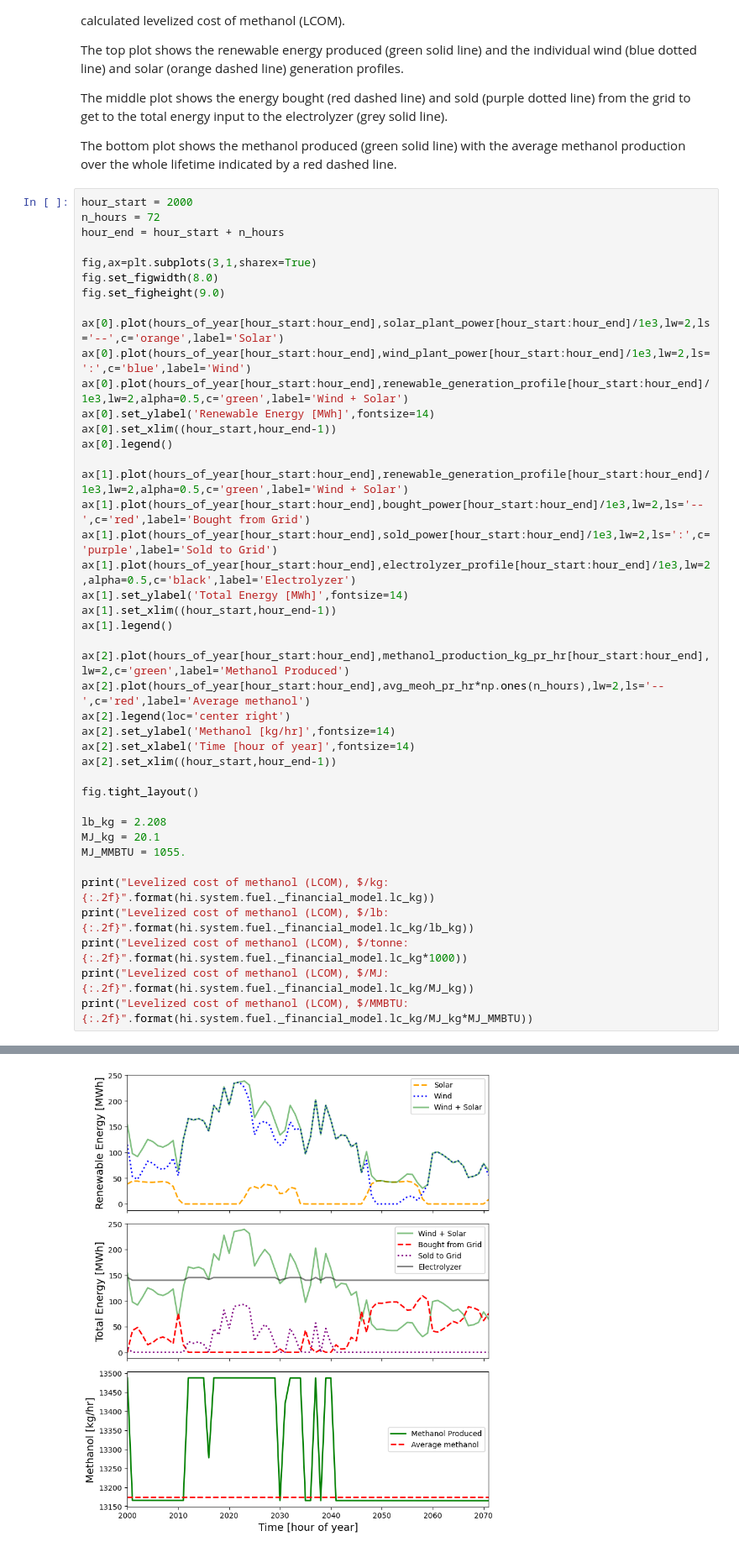
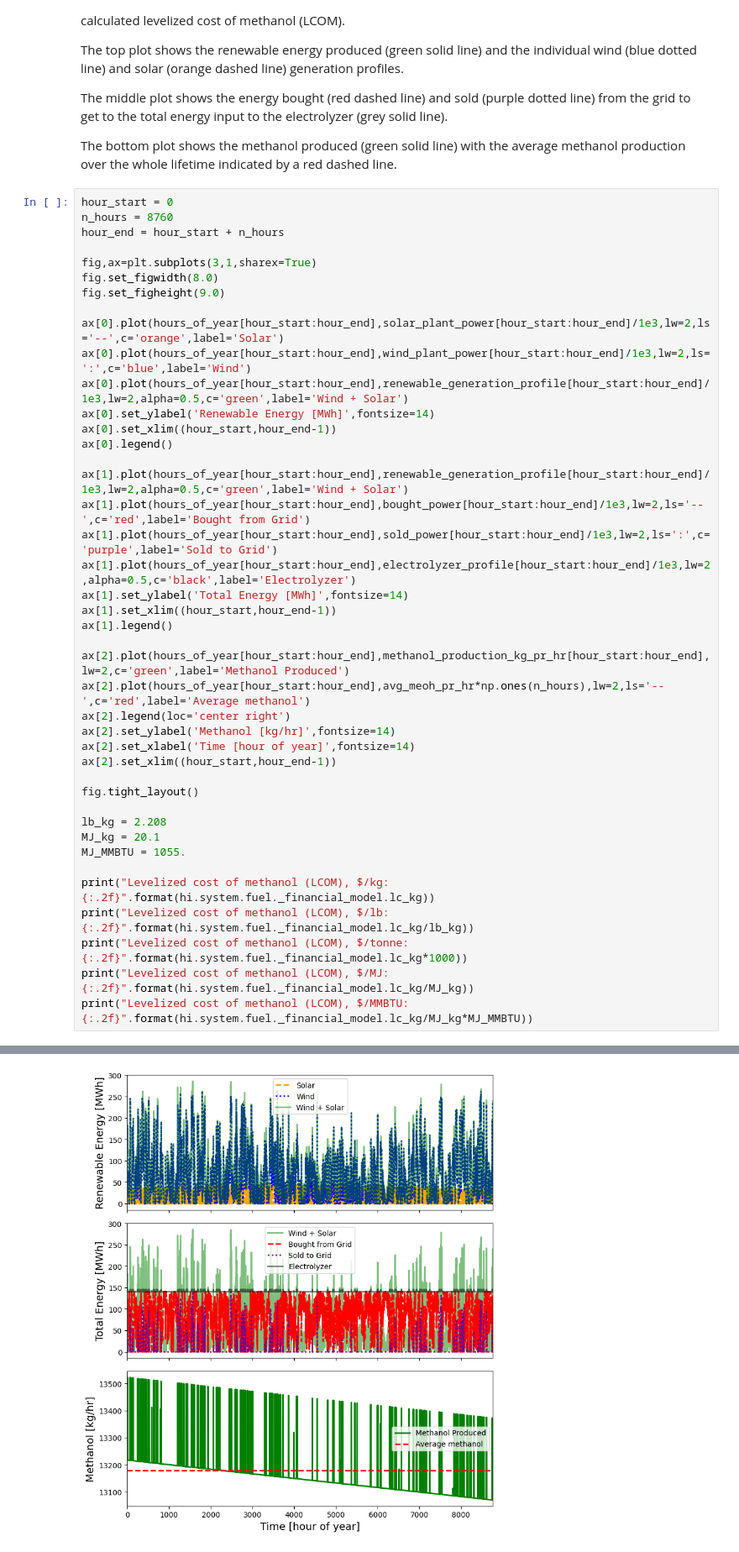
Before and after one commit to jmartin4nrel/HOPP-1, a Jupyter notebook: examples/08-wind-solar-electrolyzer-methanol.ipynb, the cells around one changed output, grey strips where cells are left out. Shown: that part at 84% size. Saved outputs shown, nothing was run; the diff lists cells and outputs as text.

```diff
--- a/examples/08-wind-solar-electrolyzer-methanol.ipynb
+++ b/examples/08-wind-solar-electrolyzer-methanol.ipynb
@@ -183,8 +191,8 @@ The middle plot shows the energy bought (red dashed line) and sold (purple dotte
 
 The bottom plot shows the methanol produced (green solid line) with the average methanol production over the whole lifetime indicated by a red dashed line.
 # %%
-hour_start = 2000
-n_hours = 72
+hour_start = 0
+n_hours = 8760
 hour_end = hour_start + n_hours
 
 fig,ax=plt.subplots(3,1,sharex=True)
@@ -203,31 +211,31 @@ ax[1].plot(hours_of_year[hour_start:hour_end],bought_power[hour_start:hour_end]/
 ax[1].plot(hours_of_year[hour_start:hour_end],sold_power[hour_start:hour_end]/1e3,lw=2,ls=':',c='purple',label='Sold to Grid')
 ax[1].plot(hours_of_year[hour_start:hour_end],electrolyzer_profile[hour_start:hour_end]/1e3,lw=2,alpha=0.5,c='black',label='Electrolyzer')
 ax[1].set_ylabel('Total Energy [MWh]',fontsize=14)
 ax[1].set_xlim((hour_start,hour_end-1))
 ax[1].legend()
 
 ax[2].plot(hours_of_year[hour_start:hour_end],methanol_production_kg_pr_hr[hour_start:hour_end],lw=2,c='green',label='Methanol Produced')
 ax[2].plot(hours_of_year[hour_start:hour_end],avg_meoh_pr_hr*np.ones(n_hours),lw=2,ls='--',c='red',label='Average methanol')
 ax[2].legend(loc='center right')
 ax[2].set_ylabel('Methanol [kg/hr]',fontsize=14)
 ax[2].set_xlabel('Time [hour of year]',fontsize=14)
 ax[2].set_xlim((hour_start,hour_end-1))
 
 fig.tight_layout()
 
 lb_kg = 2.208
 MJ_kg = 20.1
 MJ_MMBTU = 1055.
 
 print("Levelized cost of methanol (LCOM), $/kg: {:.2f}".format(hi.system.fuel._financial_model.lc_kg))
 print("Levelized cost of methanol (LCOM), $/lb: {:.2f}".format(hi.system.fuel._financial_model.lc_kg/lb_kg))
 print("Levelized cost of methanol (LCOM), $/tonne: {:.2f}".format(hi.system.fuel._financial_model.lc_kg*1000))
 print("Levelized cost of methanol (LCOM), $/MJ: {:.2f}".format(hi.system.fuel._financial_model.lc_kg/MJ_kg))
 print("Levelized cost of methanol (LCOM), $/MMBTU: {:.2f}".format(hi.system.fuel._financial_model.lc_kg/MJ_kg*MJ_MMBTU))
 # %% [output]
 Levelized cost of methanol (LCOM), $/kg: 0.79
 Levelized cost of methanol (LCOM), $/lb: 0.36
 Levelized cost of methanol (LCOM), $/tonne: 791.17
 Levelized cost of methanol (LCOM), $/MJ: 0.04
 Levelized cost of methanol (LCOM), $/MMBTU: 41.53
-[figure, old version]
+[figure, new version]
```
Also changed, not shown: parts of 4 cells of this notebook, 17 other files.
